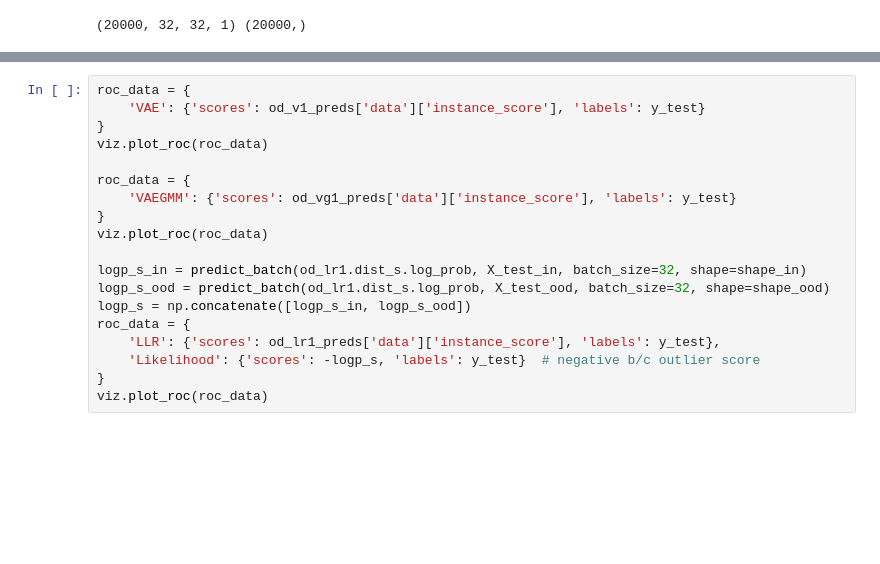
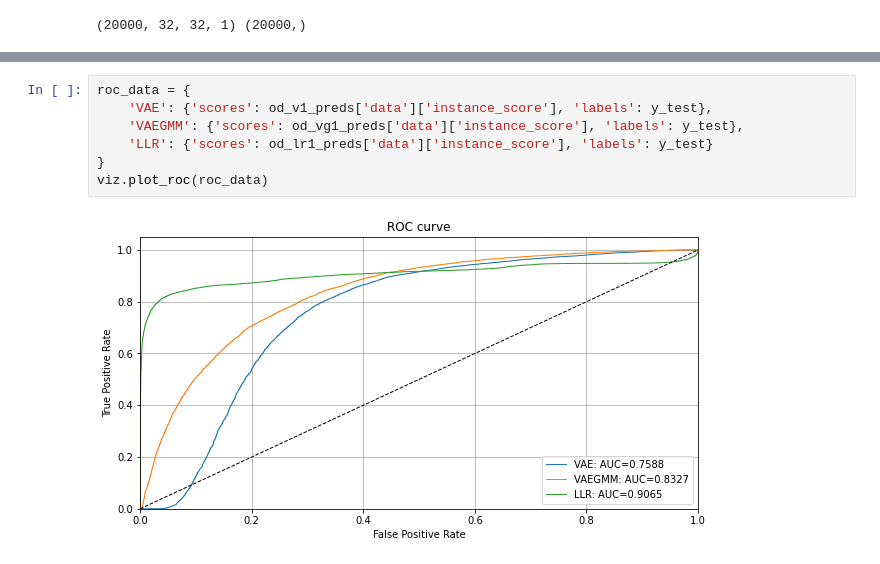
Before and after one commit to olliwho/outlier_detection, a Jupyter notebook: IaVU_Experiments.ipynb, the cells around one changed output, grey strips where cells are left out. Drawn from its saved outputs; the diff is of its cells as text; blank space fills up the shorter version.

```diff
--- a/IaVU_Experiments.ipynb
+++ b/IaVU_Experiments.ipynb
@@ -410,19 +436,9 @@ metrics(od_lr1_preds, "lr")
 # %%
 roc_data = {
-    'VAE': {'scores': od_v1_preds['data']['instance_score'], 'labels': y_test}
+    'VAE': {'scores': od_v1_preds['data']['instance_score'], 'labels': y_test},
+    'VAEGMM': {'scores': od_vg1_preds['data']['instance_score'], 'labels': y_test},
+    'LLR': {'scores': od_lr1_preds['data']['instance_score'], 'labels': y_test}
 }
 viz.plot_roc(roc_data)
-
-roc_data = {
-    'VAEGMM': {'scores': od_vg1_preds['data']['instance_score'], 'labels': y_test}
-}
-viz.plot_roc(roc_data)
-
-logp_s_in = predict_batch(od_lr1.dist_s.log_prob, X_test_in, batch_size=32, shape=shape_in)
-logp_s_ood = predict_batch(od_lr1.dist_s.log_prob, X_test_ood, batch_size=32, shape=shape_ood)
-logp_s = np.concatenate([logp_s_in, logp_s_ood])
-roc_data = {
-    'LLR': {'scores': od_lr1_preds['data']['instance_score'], 'labels': y_test},
-    'Likelihood': {'scores': -logp_s, 'labels': y_test}  # negative b/c outlier score
-}
-viz.plot_roc(roc_data)
+# %% [output]
+[figure, added]
```
Also changed, not shown: parts of 10 cells of this notebook.
